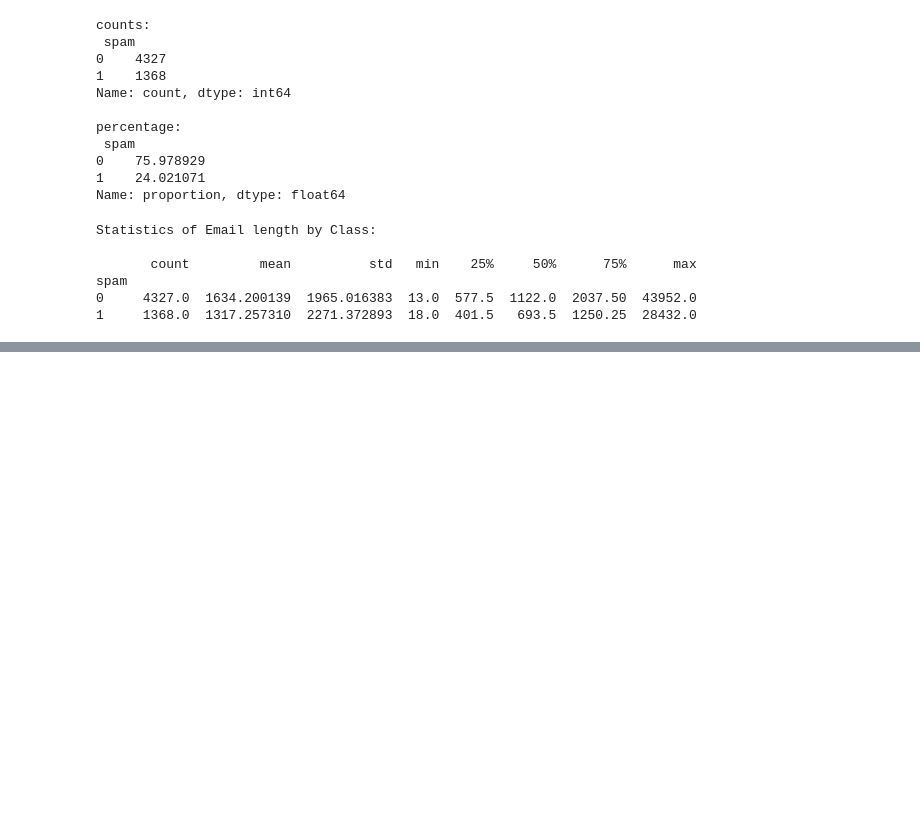
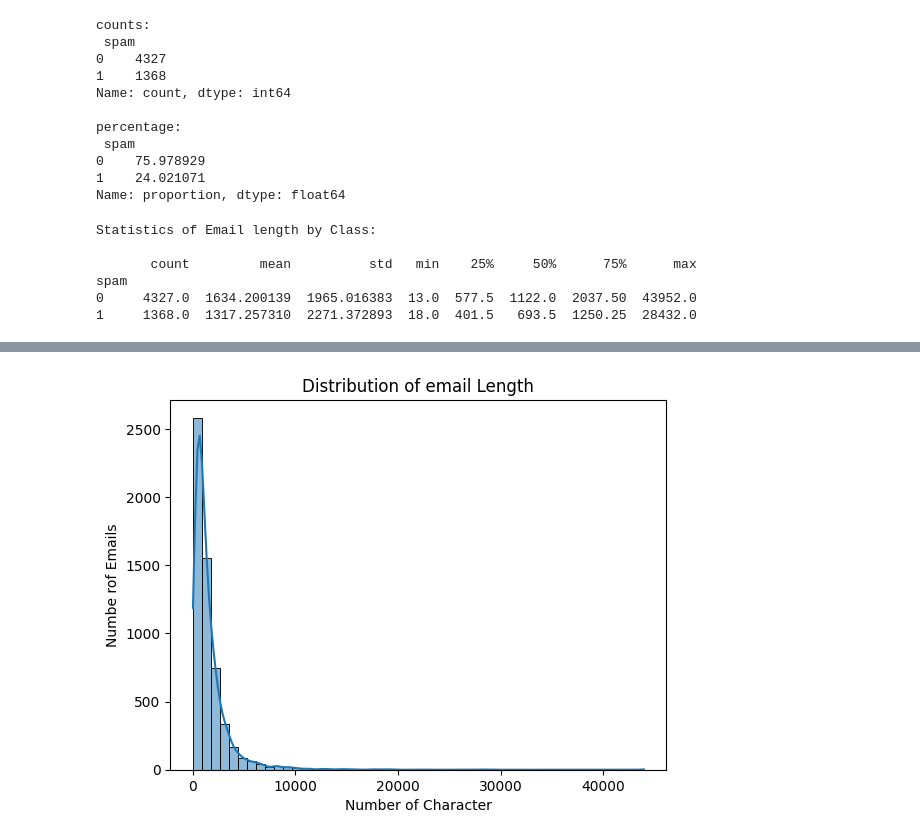
Before and after one commit to ayushchand2408/Email-Fraud-Prediction, a Jupyter notebook: frraud_email.ipynb, the cells around one changed output, grey strips where cells are left out. Cells and saved outputs as stored; diff of their text form; code cells hidden in the pictures; blank space fills up the shorter version.

```diff
--- a/frraud_email.ipynb
+++ b/frraud_email.ipynb
@@ -122,0 +124,9 @@ plt.show()
+# %%
+#2) Histogram : Shows how email length are spread out
+sns.histplot(df['email_length'] , bins = 50 , kde=True)
+plt.title("Distribution of email Length")
+plt.xlabel("Number of Character")
+plt.ylabel("Numbe rof Emails")
+plt.show()
+# %% [output]
+[figure, added]
```
Also changed, not shown: parts of 10 cells of this notebook.
